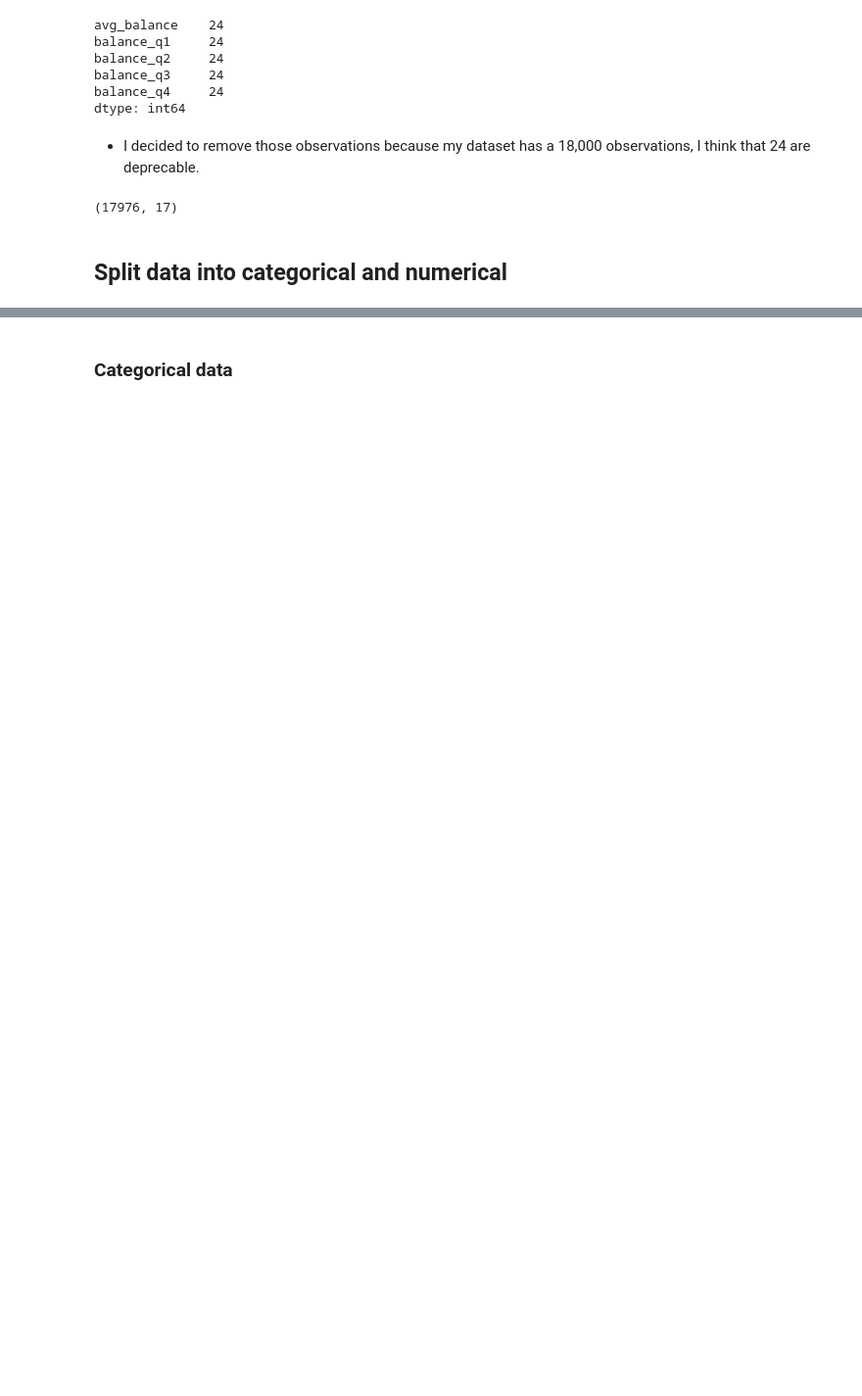
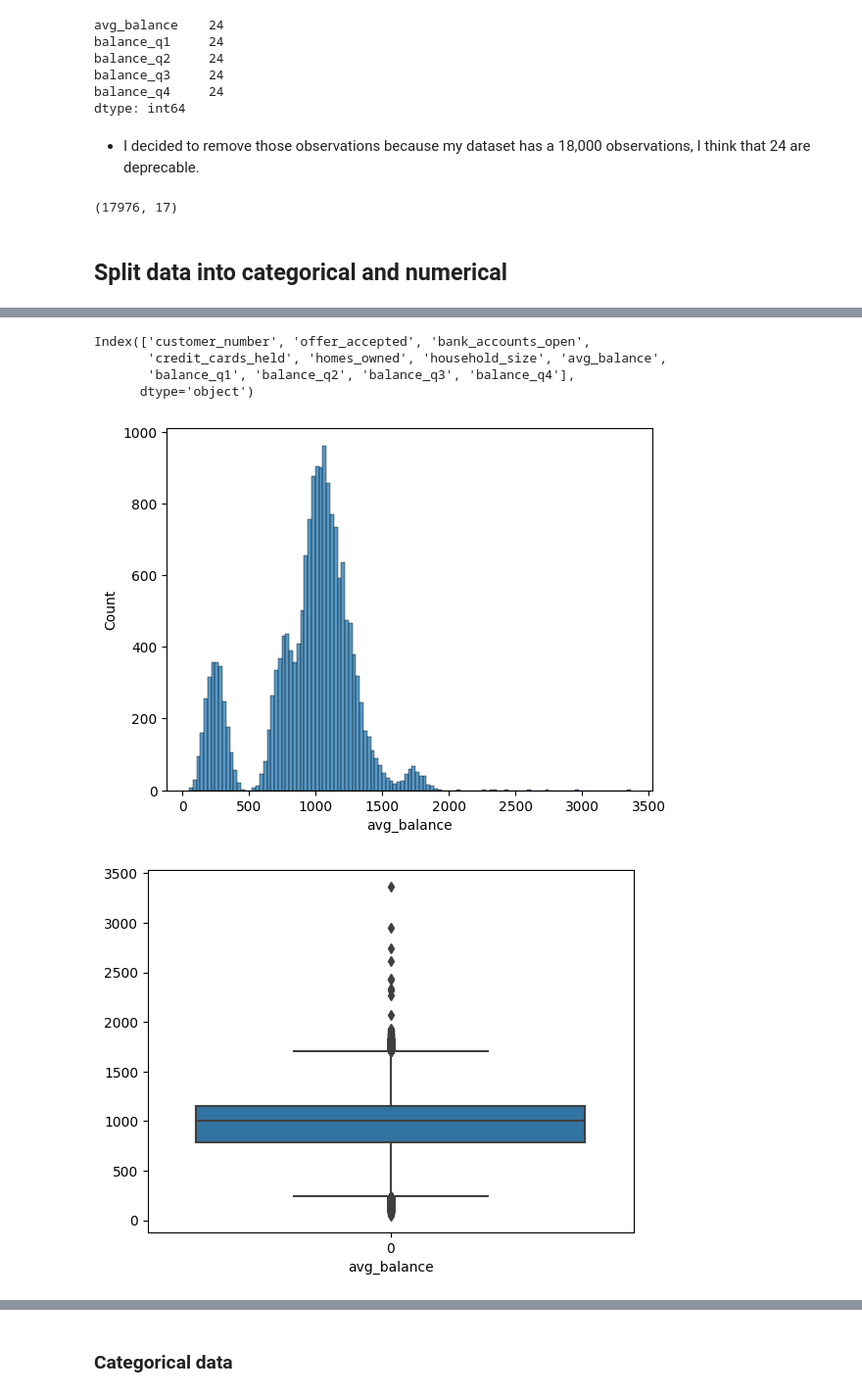
Before and after one commit to LeonardoOlmos/credit-card-offer, a Jupyter notebook: credit_card_offer_classification.ipynb, the cells around one changed output, grey strips where cells are left out. Shown: that part at 98% size. Saved outputs shown, nothing was run; the diff lists cells and outputs as text; code cells hidden in the pictures; blank space fills up the shorter version.

```diff
--- a/credit_card_offer_classification.ipynb
+++ b/credit_card_offer_classification.ipynb
@@ -123,0 +147,17 @@ data.shape
+# %%
+numerical_data.columns
+# %% [output]
+Index(['customer_number', 'offer_accepted', 'bank_accounts_open',
+       'credit_cards_held', 'homes_owned', 'household_size', 'avg_balance',
+       'balance_q1', 'balance_q2', 'balance_q3', 'balance_q4'],
+      dtype='object')
+# %%
+for column in numerical_data.drop(columns=['customer_number']).columns[5:]:
+    sns.histplot(numerical_data[column])
+    plt.show()
+    sns.boxplot(numerical_data[column])
+    plt.xlabel(column)
+    plt.show()
+# %% [output]
+[figure, added]
+[figure, added]
```
Also changed, not shown: parts of 89 cells of this notebook, 1 other file.
